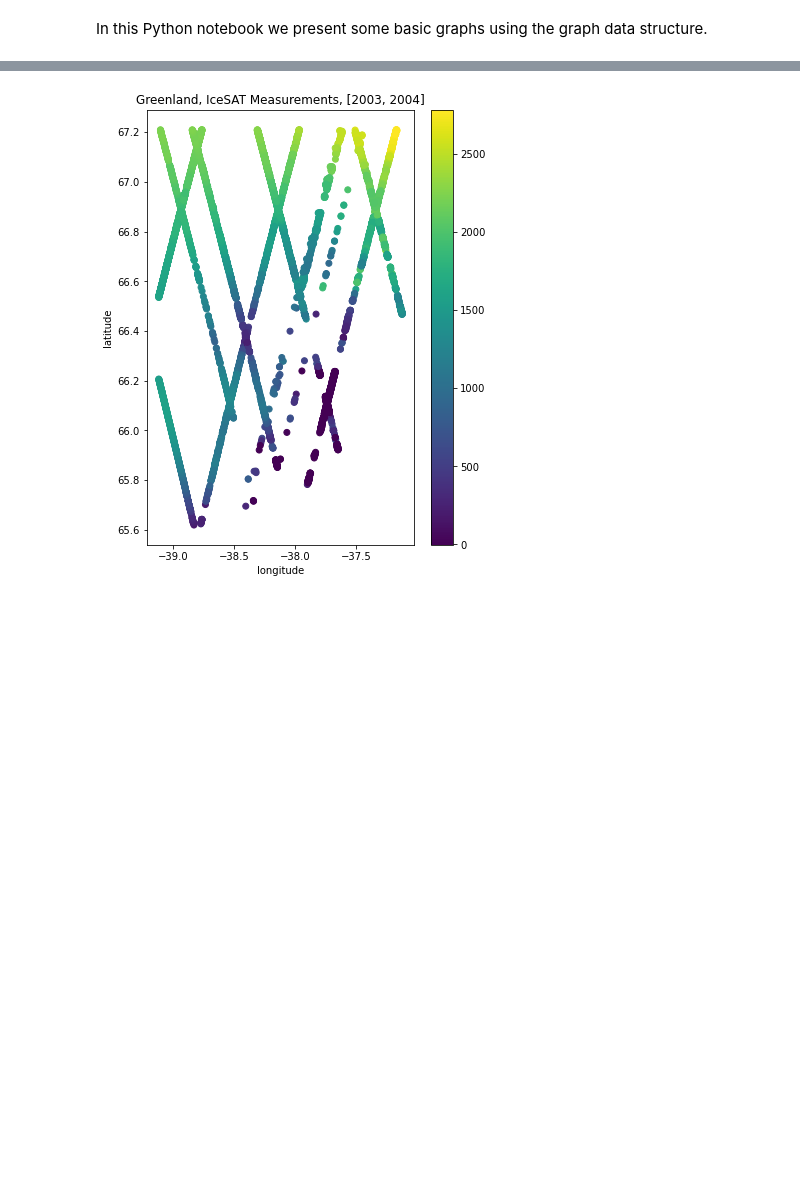
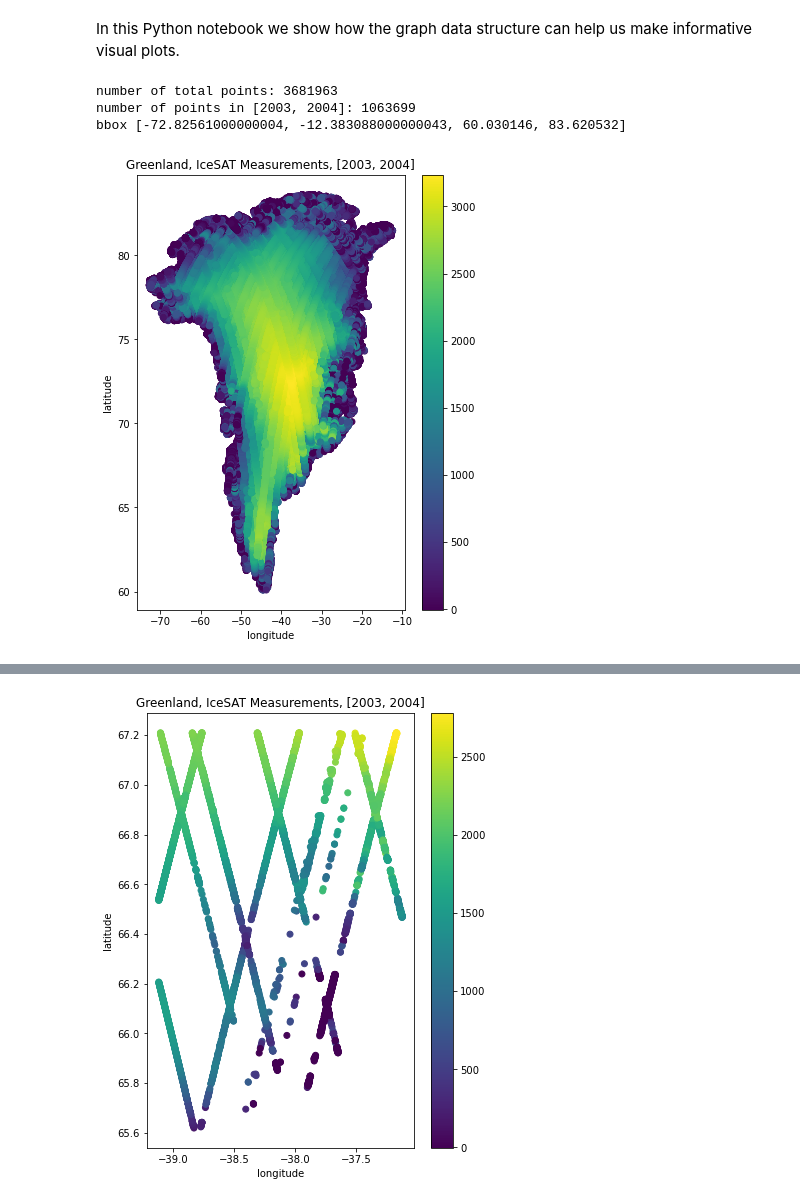
Before and after one commit to njbergam/GAGA, a Jupyter notebook: 1_plotting.ipynb, the cells around one changed output, grey strips where cells are left out. Cells and saved outputs as stored; diff of their text form; code cells hidden in the pictures; blank space fills up the shorter version.

```diff
--- a/1_plotting.ipynb
+++ b/1_plotting.ipynb
@@ -1,2 +1,2 @@
 # %% [markdown]
-In this Python notebook we present some basic graphs using the graph data structure.
+In this Python notebook we show how the graph data structure can help us make informative visual plots.
@@ -5,3 +3,20 @@ from Functions import *
+# %%
+from Functions import *
+import pandas as pd
+
+gr = pd.read_pickle("greenland_clean.pkl")
+period = [2003,2004]
+gr = Graph(gr, period)
+gr.info()
+# %% [output]
+number of total points: 3681963
+number of points in [2003, 2004]: 1063699
+bbox [-72.82561000000004, -12.383088000000043, 60.030146, 83.620532]
+# %%
+#gr.bbox_specialize([-90,-50,-180,180])
+gr.visualize(tp='normal',saveto='samples/antarctica.csv')
+# %% [output]
+[figure, added]
 # %%
 import pandas as pd
 
```
Also changed, not shown: parts of 2 cells of this notebook, 18 other files.
